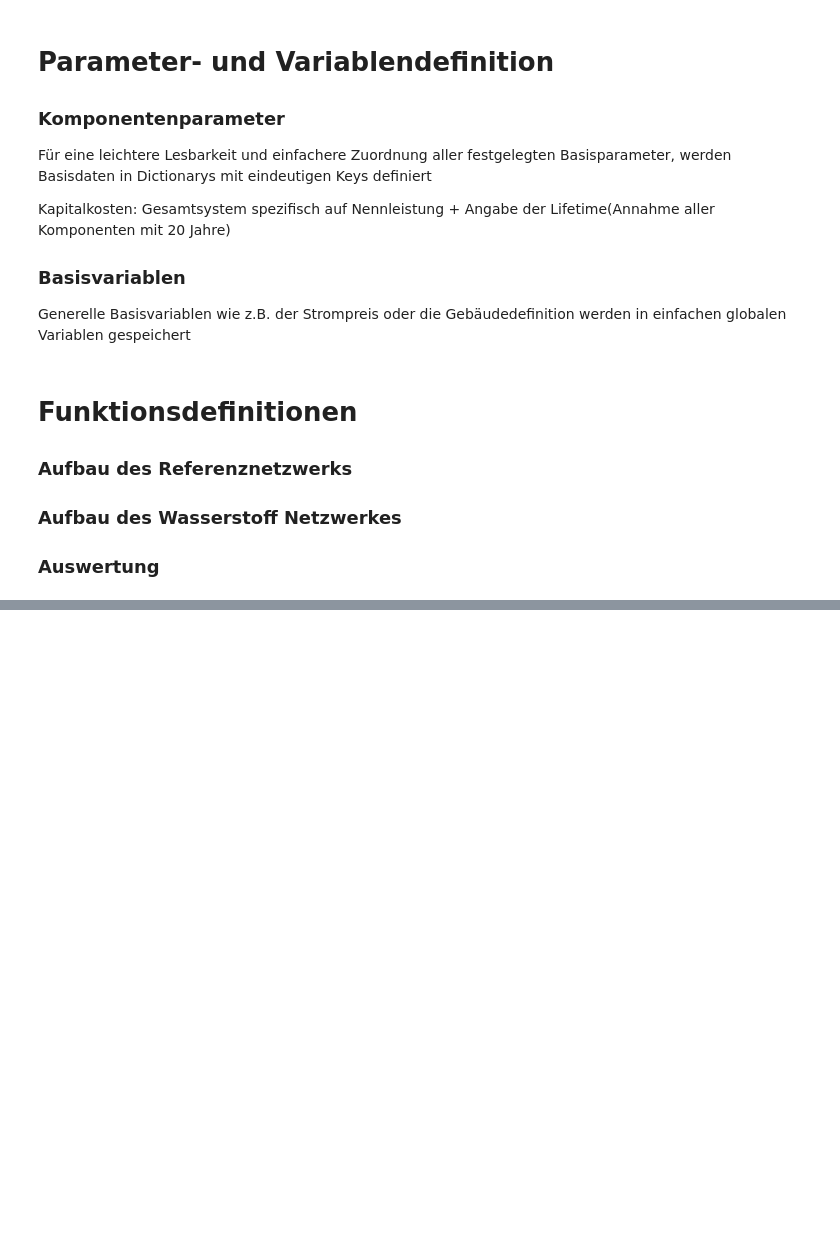
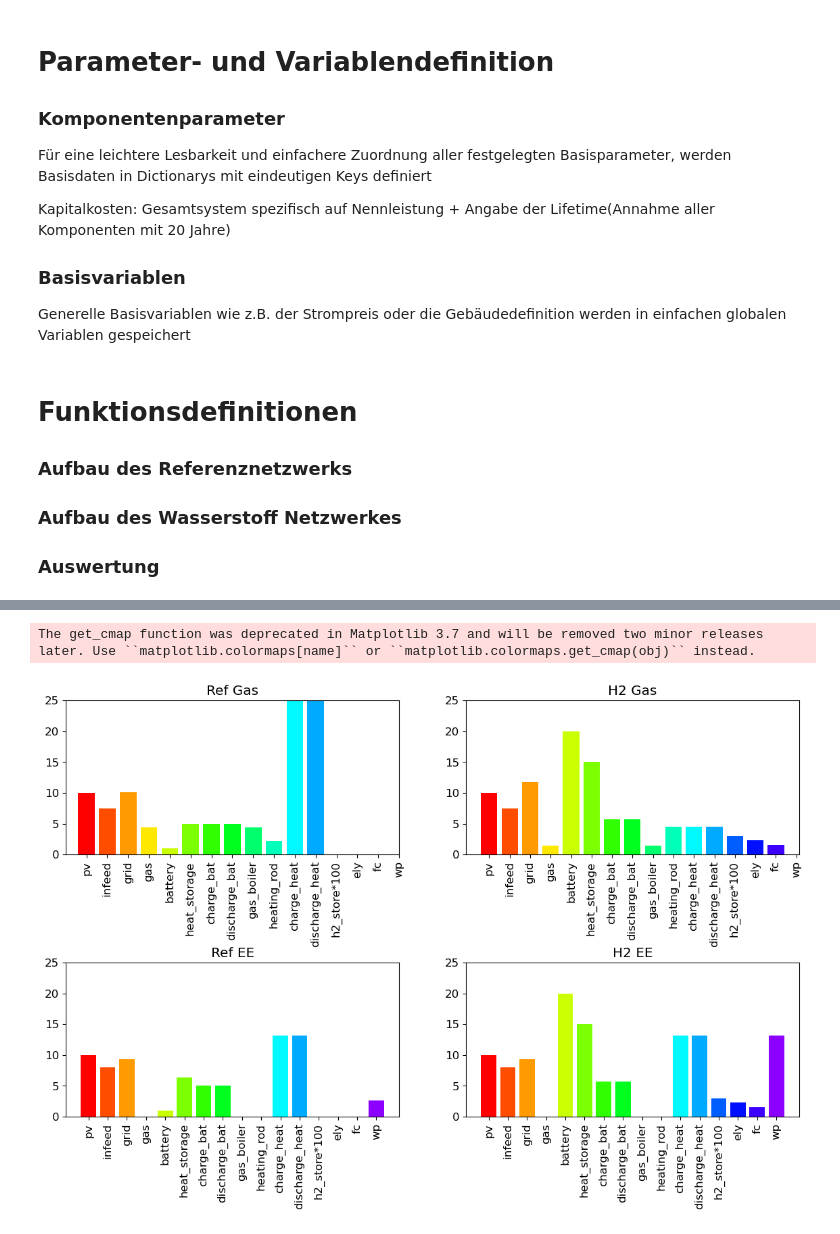
Before and after one commit to aalushi/ModellierungSoSe23, a Jupyter notebook: Projekt_Autarkie_Gruppe3/Projektnotebook_Autarkie_Projektgruppe3-Copy1.ipynb, the cells around one changed output, grey strips where cells are left out. Saved outputs shown, nothing was run; the diff lists cells and outputs as text; code cells hidden in the pictures; blank space fills up the shorter version.

```diff
--- a/Projekt_Autarkie_Gruppe3/Projektnotebook_Autarkie_Projektgruppe3-Copy1.ipynb
+++ b/Projekt_Autarkie_Gruppe3/Projektnotebook_Autarkie_Projektgruppe3-Copy1.ipynb
@@ -104,6 +133,8 @@ living_space = 157 #m²
 
 # grid parameters
 
+# plot parameters
+plt.rcParams.update({'font.size': 12})
 
 # data calculations
 # -> here <-------------------!
@@ -172,7 +203,7 @@ battery_picea_params = { # battery integrated in picea system
 # Standard battery: https://greencell.global/de/energie-speichern/4846-green-cell-gc-powernest-energiespeicher-lifepo4-akku-5-kwh-48-v.html#specification
 battery_params = {
     'e_nom': 5,
-    'e_nom_min': 0,
+    'e_nom_min': 1,
     'capital_cost': 2630/5,
     'marginal_cost': 0,
     'standing_loss': 0.000014,
@@ -222,7 +253,7 @@ gas_boiler_params = {
     'p_nom': 25, #kW
     'efficiency': 1.09,
     'capital_cost': 5650/25,
-    'marginal_cost': 7.5,
+    'marginal_cost': 5,
     'lifetime' : 20
 }
 
@@ -543,7 +574,7 @@ def build_h2_network_gas(electric_load=df_data['e_load_2p'], heat_load=df_data['
              carrier='pv_electricity')
     # grid
     n_h2g.add('Generator', name='infeed', bus='electricity',
-              marginal_cost = np.inf,
+              marginal_cost = infeed_rate,
               sign = -1,
               p_nom_extendable = True)
     n_h2g.add('Generator', name='grid', bus='electricity',
@@ -625,7 +656,7 @@ def build_h2_network_gas(electric_load=df_data['e_load_2p'], heat_load=df_data['
              capital_cost = ely_params['capital_cost'],
              marginal_cost = ely_params['marginal_cost'],
              p_nom = ely_params['p_nom'],
-             p_max_pu = df_season['ely'],
+             p_max_pu = df_season['ely_pv_threshhold'],
              lifetime = ely_params['lifetime'],
              carrier='h2_electricity')
     # fuellcell
@@ -746,7 +777,7 @@ def build_h2_network(electric_load=df_data['e_load_2p'], heat_load=df_data['h_lo
              carrier='pv_electricity')
     # grid
     n_h2.add('Generator', name='infeed', bus='electricity',
-             marginal_cost = np.inf,
+             marginal_cost = infeed_rate,
              sign = -1,
              p_nom_extendable = True)
     n_h2.add('Generator', name='grid', bus='electricity',
@@ -812,7 +843,7 @@ def build_h2_network(electric_load=df_data['e_load_2p'], heat_load=df_data['h_lo
              capital_cost = ely_params['capital_cost'],
              marginal_cost = ely_params['marginal_cost'],
              p_nom = ely_params['p_nom'],
-             p_max_pu = df_season['ely'],
+             p_max_pu = df_season['ely_pv_threshhold'],
              lifetime = ely_params['lifetime'],
              carrier='h2_electricity')
     # fuellcell
@@ -1345,0 +1749,25 @@ result_h2 = auswertungsfunktion(n_h2)
+# %%
+# Szenario 2-4-6 Personen Haushalt bei standardbedingungen ohne weitergabe von optimierten Werten
+# 4 Personen
+n_rg_4 = build_ref_network_gas(electric_load=df_data['e_load_4p'], heat_load=df_data['h_load_4p'])
+n_hg_4 = build_h2_network_gas(electric_load=df_data['e_load_4p'], heat_load=df_data['h_load_4p'])
+n_ree_4 = build_ref_network(electric_load=df_data['e_load_4p'], heat_load=df_data['h_load_4p'])
+n_hee_4 = build_h2_network(electric_load=df_data['e_load_4p'], heat_load=df_data['h_load_4p'])
+
+# 6 Personen
+n_rg_6 = build_ref_network_gas(electric_load=df_data['e_load_6p'], heat_load=df_data['h_load_6p'])
+n_hg_6 = build_h2_network_gas(electric_load=df_data['e_load_6p'], heat_load=df_data['h_load_6p'])
+n_ree_6 = build_ref_network(electric_load=df_data['e_load_6p'], heat_load=df_data['h_load_6p'])
+n_hee_6 = build_h2_network(electric_load=df_data['e_load_6p'], heat_load=df_data['h_load_6p'])
+
+# optimize 4 Personen
+n_rg_4.optimize(solver_name='gurobi')
+n_hg_4.optimize(solver_name='gurobi')
+n_ree_4.optimize(solver_name='gurobi')
+n_hee_4.optimize(solver_name='gurobi')
+
+# optimize 6 Personen
+n_rg_6.optimize(solver_name='gurobi')
+n_hg_6.optimize(solver_name='gurobi')
+n_ree_6.optimize(solver_name='gurobi')
+n_hee_6.optimize(solver_name='gurobi')
@@ -1345,0 +1948,5 @@ result_h2 = auswertungsfunktion(n_h2)
+# %%
+plot_opt_data(opt_value_summary(n_rg_4, n_hg_4, n_ree_4, n_hee_4, n_all=True))
+# %% [output]
+The get_cmap function was deprecated in Matplotlib 3.7 and will be removed two minor releases later. Use ``matplotlib.colormaps[name]`` or ``matplotlib.colormaps.get_cmap(obj)`` instead.
+[figure, added]
```
Also changed, not shown: parts of 51 cells of this notebook.
